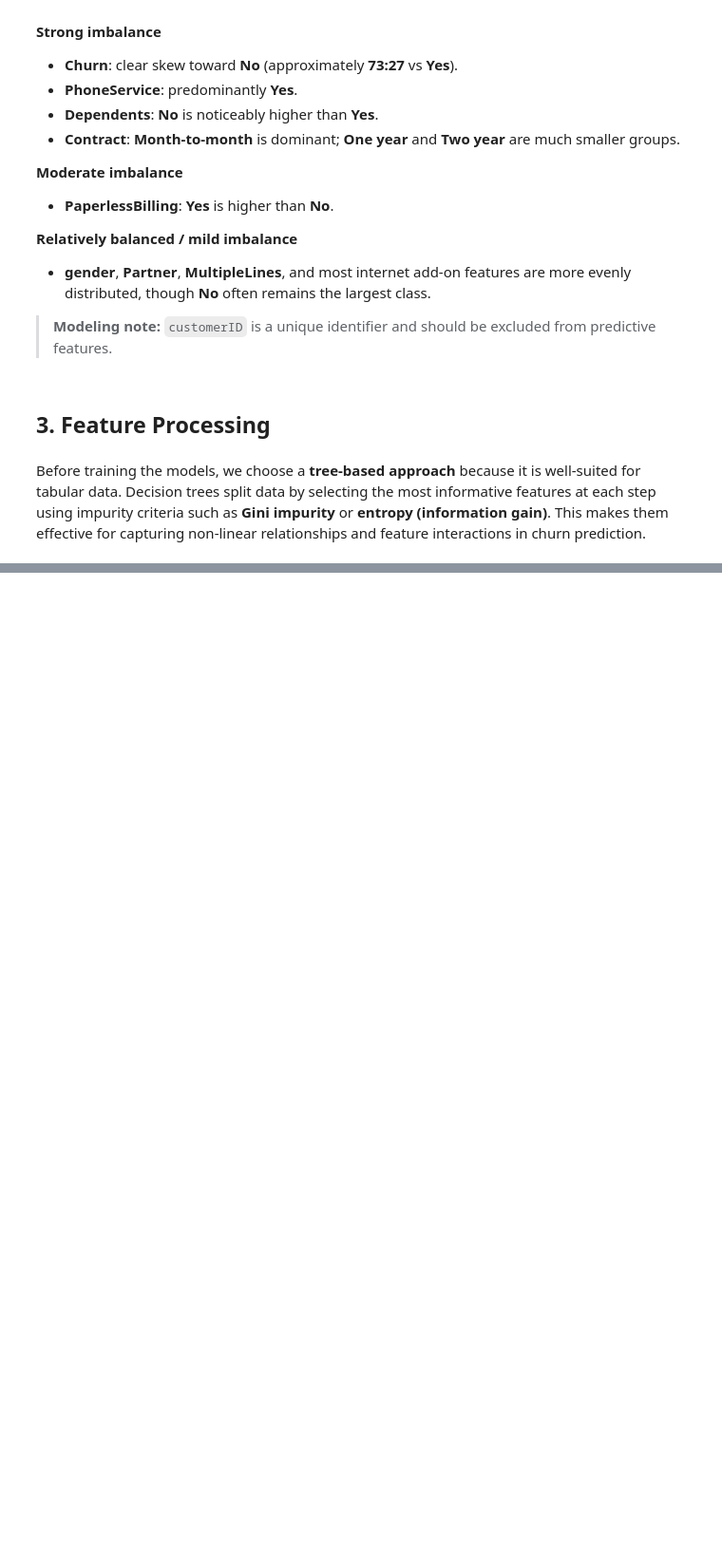
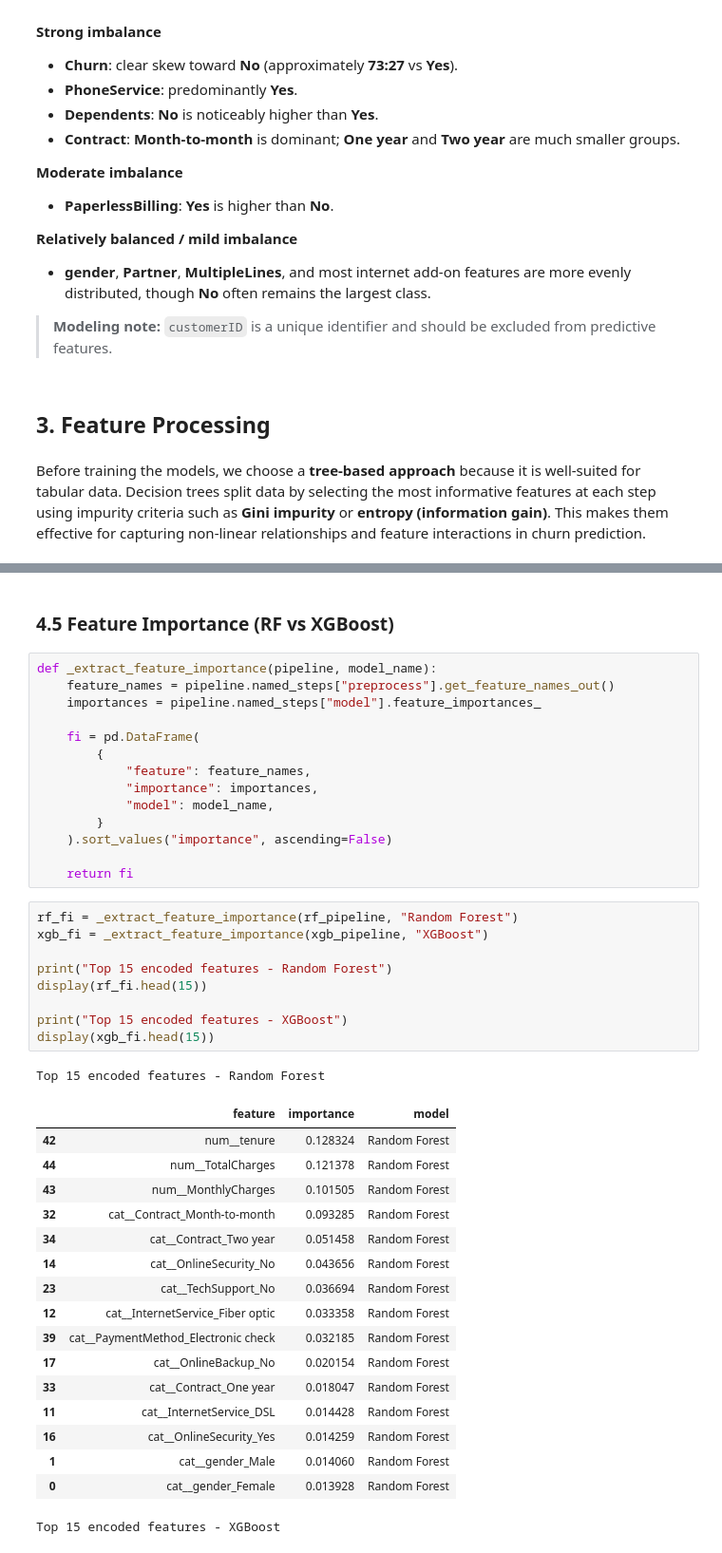
Before and after one commit to bjleee/Customer-Churn-Prediction-System, a Jupyter notebook: notebooks1.ipynb, the cells around one changed output, grey strips where cells are left out. Shown at 95% size. Cells and saved outputs as stored; diff of their text form; blank space fills up the shorter version.

```diff
--- a/notebooks1.ipynb
+++ b/notebooks1.ipynb
@@ -217,0 +418,44 @@ Before training the models, we choose a **tree-based approach** because it is we
+# %% [markdown]
+### 4.5 Feature Importance (RF vs XGBoost)
+# %%
+def _extract_feature_importance(pipeline, model_name):
+    feature_names = pipeline.named_steps["preprocess"].get_feature_names_out()
+    importances = pipeline.named_steps["model"].feature_importances_
+
+    fi = pd.DataFrame(
+        {
+            "feature": feature_names,
+            "importance": importances,
+            "model": model_name,
+        }
+    ).sort_values("importance", ascending=False)
+
+    return fi
+# %%
+rf_fi = _extract_feature_importance(rf_pipeline, "Random Forest")
+xgb_fi = _extract_feature_importance(xgb_pipeline, "XGBoost")
+
+print("Top 15 encoded features - Random Forest")
+display(rf_fi.head(15))
+
+print("Top 15 encoded features - XGBoost")
+display(xgb_fi.head(15))
+# %% [output]
+Top 15 encoded features - Random Forest
+|  | feature | importance | model |
+| 42 | num__tenure | 0.128324 | Random Forest |
+| 44 | num__TotalCharges | 0.121378 | Random Forest |
+| 43 | num__MonthlyCharges | 0.101505 | Random Forest |
+| 32 | cat__Contract_Month-to-month | 0.093285 | Random Forest |
+| 34 | cat__Contract_Two year | 0.051458 | Random Forest |
+| 14 | cat__OnlineSecurity_No | 0.043656 | Random Forest |
+| 23 | cat__TechSupport_No | 0.036694 | Random Forest |
+| 12 | cat__InternetService_Fiber optic | 0.033358 | Random Forest |
+| 39 | cat__PaymentMethod_Electronic check | 0.032185 | Random Forest |
+| 17 | cat__OnlineBackup_No | 0.020154 | Random Forest |
+| 33 | cat__Contract_One year | 0.018047 | Random Forest |
+| 11 | cat__InternetService_DSL | 0.014428 | Random Forest |
+| 16 | cat__OnlineSecurity_Yes | 0.014259 | Random Forest |
+| 1 | cat__gender_Male | 0.014060 | Random Forest |
+| 0 | cat__gender_Female | 0.013928 | Random Forest |
+Top 15 encoded features - XGBoost
```
Also changed, not shown: parts of 18 cells of this notebook.
